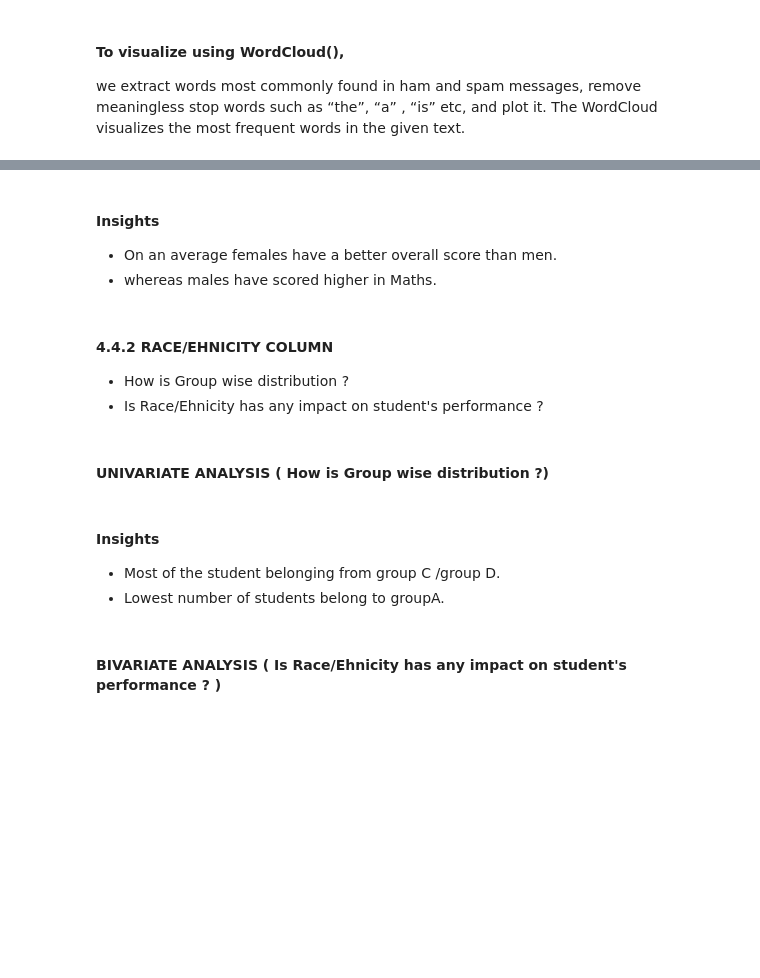
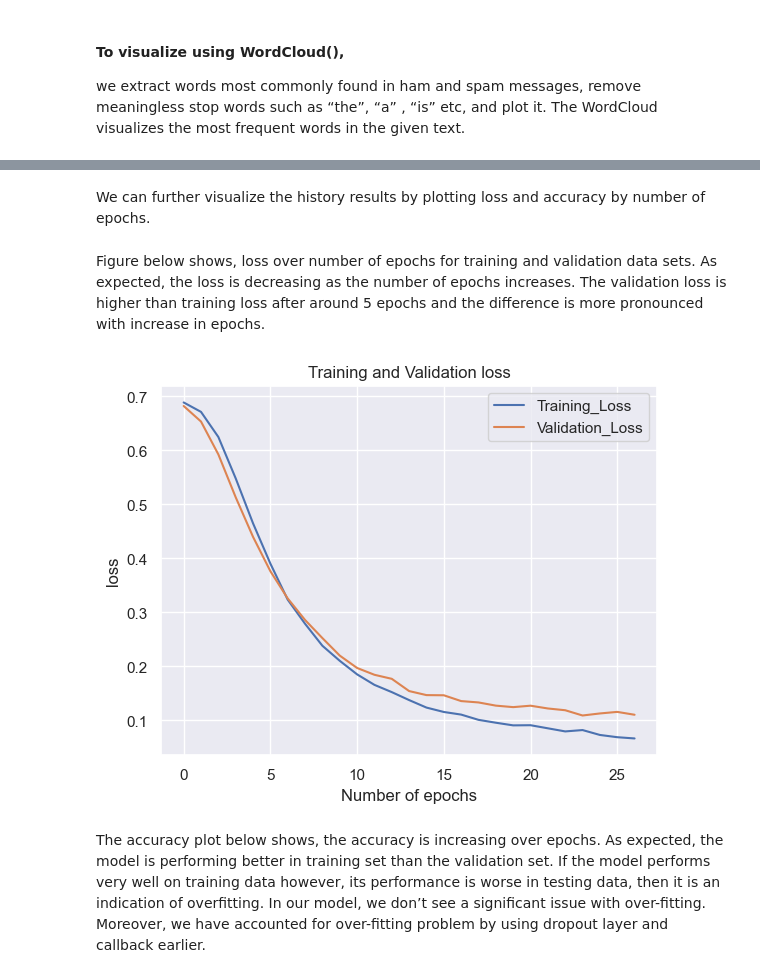
Before and after one commit to samarhashmi/Spam-Detection-in-SMS-DL-, a Jupyter notebook: notebook/spam-detection.ipynb, the cells around one changed output, grey strips where cells are left out. Cells and saved outputs as stored; diff of their text form; code cells hidden in the pictures; blank space fills up the shorter version.

```diff
--- a/notebook/spam-detection.ipynb
+++ b/notebook/spam-detection.ipynb
@@ -231 +299,8 @@ Number of students with less than 20 marks in Reading: 1
+# %%
+# Sequencing and padding on training and testing
+training_sequences = tokenizer.texts_to_sequences(train_msg)
+training_padded = pad_sequences (training_sequences, maxlen = max_len, padding = padding_type, truncating = trunc_type )
+testing_sequences = tokenizer.texts_to_sequences(test_msg)
+testing_padded = pad_sequences(testing_sequences, maxlen = max_len,
+padding = padding_type, truncating = trunc_type)
 # %% [markdown]
@@ -411,44 +435,22 @@ gender_group
+# %% [markdown]
+We can further visualize the history results by plotting loss and accuracy by number of epochs.
 # %%
-plt.figure(figsize=(10, 8))
-
-X = ['Total Average','Math Average']
-
-
-female_scores = [gender_group['average'][0], gender_group['math score'][0]]
-male_scores = [gender_group['average'][1], gender_group['math score'][1]]
-
-X_axis = np.arange(len(X))
-
-plt.bar(X_axis - 0.2, male_scores, 0.4, label = 'Male')
-plt.bar(X_axis + 0.2, female_scores, 0.4, label = 'Female')
-
-plt.xticks(X_axis, X)
-plt.ylabel("Marks")
-plt.title("Total average v/s Math average marks of both the genders", fontweight='bold')
-plt.legend()
-plt.show()
+# Read as a dataframe
+metrics = pd.DataFrame(history.history)
+# Rename column
+metrics.rename(columns = {'loss': 'Training_Loss', 'accuracy': 'Training_Accuracy', 'val_loss': 'Validation_Loss', 'val_accuracy': 'Validation_Accuracy'}, inplace = True)
+def plot_graphs1(var1, var2, string):
+    metrics[[var1, var2]].plot()
+    plt.title('Training and Validation ' + string)
+    plt.xlabel ('Number of epochs')
+    plt.ylabel(string)
+    plt.legend([var1, var2])
 # %% [markdown]
-#### Insights
-- On an average females have a better overall score than men.
-- whereas males have scored higher in Maths.
+Figure below shows, loss over number of epochs for training and validation data sets. As expected, the loss is decreasing as the number of epochs increases. The validation loss is higher than training loss after around 5 epochs and the difference is more pronounced with increase in epochs.
-# %% [markdown]
-#### 4.4.2 RACE/EHNICITY COLUMN
-- How is Group wise distribution ?
-- Is Race/Ehnicity has any impact on student's performance ?
-# %% [markdown]
-#### UNIVARIATE ANALYSIS ( How is Group wise distribution ?)
 # %%
-f,ax=plt.subplots(1,2,figsize=(20,10))
-sns.countplot(x=df['race/ethnicity'],data=df,palette = 'bright',ax=ax[0],saturation=0.95)
-for container in ax[0].containers:
-    ax[0].bar_label(container,color='black',size=20)
-
-plt.pie(x = df['race/ethnicity'].value_counts(),labels=df['race/ethnicity'].value_counts().index,explode=[0.1,0,0,0,0],autopct='%1.1f%%',shadow=True)
-plt.show()
+plot_graphs1('Training_Loss', 'Validation_Loss', 'loss')
+# %% [output]
+[figure, added]
 # %% [markdown]
-#### Insights
-- Most of the student belonging from group C /group D.
-- Lowest number of students belong to groupA.
+The accuracy plot below shows, the accuracy is increasing over epochs. As expected, the model is performing better in training set than the validation set. If the model performs very well on training data however, its performance is worse in testing data, then it is an indication of overfitting. In our model, we don’t see a significant issue with over-fitting. Moreover, we have accounted for over-fitting problem by using dropout layer and callback earlier.
-# %% [markdown]
-#### BIVARIATE ANALYSIS ( Is Race/Ehnicity has any impact on student's performance ? )
 # %%
```
Also changed, not shown: parts of 89 cells of this notebook.
